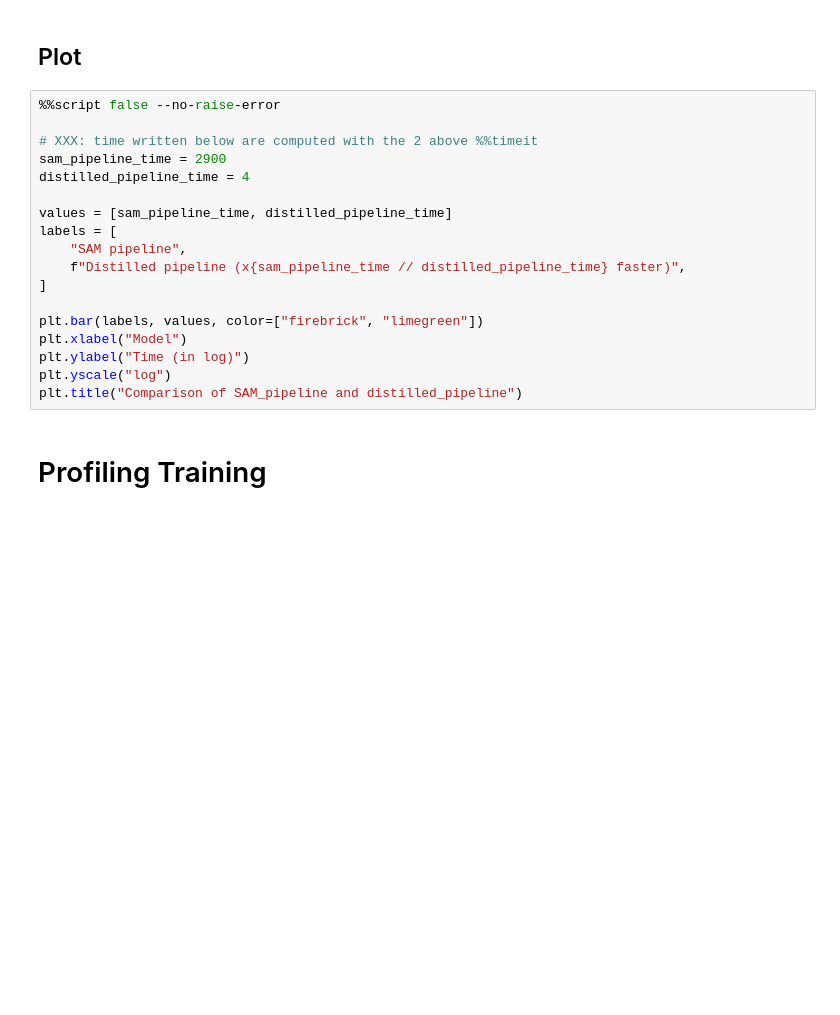
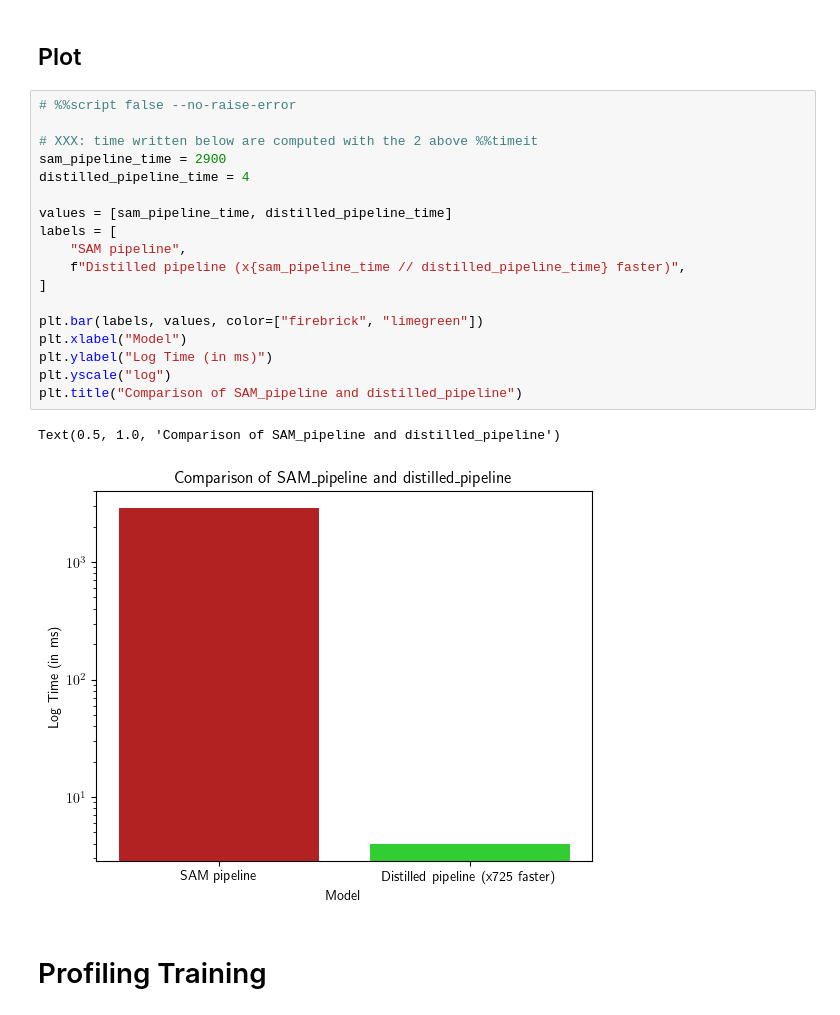
Before and after one commit to Whojo/Autonomous-Navigation-Offroad-by-traversability-analysis, a Jupyter notebook: src/semantic_segmentation/training.ipynb, the cells around one changed output. Drawn from its saved outputs; the diff is of its cells as text; blank space fills up the shorter version.

```diff
--- a/src/semantic_segmentation/training.ipynb
+++ b/src/semantic_segmentation/training.ipynb
@@ -354,23 +359,26 @@ with torch.no_grad():
 # %% [markdown]
 ## Plot
 # %%
-%%script false --no-raise-error
+# %%script false --no-raise-error
 
 # XXX: time written below are computed with the 2 above %%timeit
 sam_pipeline_time = 2900
 distilled_pipeline_time = 4
 
 values = [sam_pipeline_time, distilled_pipeline_time]
 labels = [
     "SAM pipeline",
     f"Distilled pipeline (x{sam_pipeline_time // distilled_pipeline_time} faster)",
 ]
 
 plt.bar(labels, values, color=["firebrick", "limegreen"])
 plt.xlabel("Model")
-plt.ylabel("Time (in log)")
+plt.ylabel("Log Time (in ms)")
 plt.yscale("log")
 plt.title("Comparison of SAM_pipeline and distilled_pipeline")
+# %% [output]
+Text(0.5, 1.0, 'Comparison of SAM_pipeline and distilled_pipeline')
+[figure, added]
 # %% [markdown]
 # Profiling Training
 # %%
```
Also changed, not shown: parts of 12 cells of this notebook.
